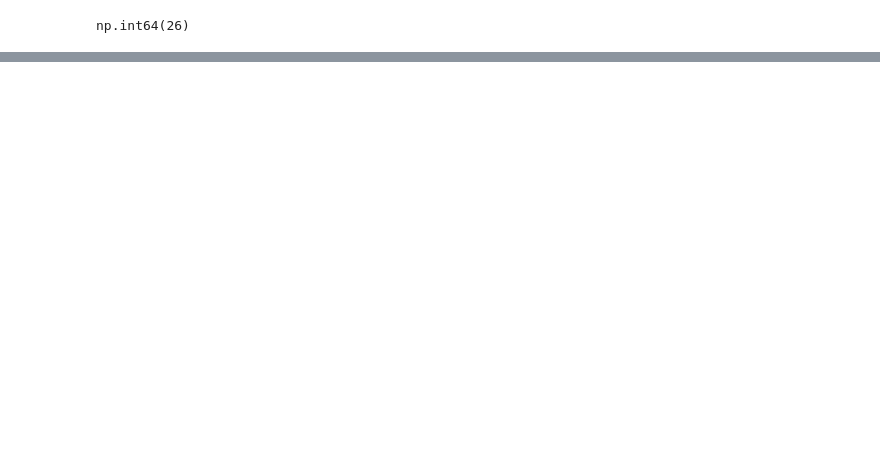
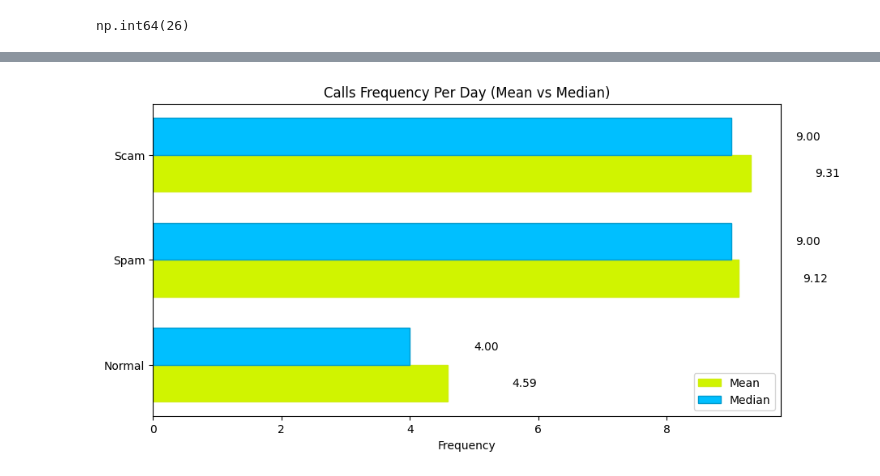
Before and after one commit to achal3014/Spam-Fraud-Call-Location-Detection, a Jupyter notebook: b_data_preprocess.ipynb, the cells around one changed output, grey strips where cells are left out. Saved outputs shown, nothing was run; the diff lists cells and outputs as text; code cells hidden in the pictures; blank space fills up the shorter version.

```diff
--- a/b_data_preprocess.ipynb
+++ b/b_data_preprocess.ipynb
@@ -421,0 +469,31 @@ plt.show()
+# %%
+nor_mean_fd = normal_calls['Call Frequency Per Day'].mean().round(2)
+nor_median_fd = normal_calls['Call Frequency Per Day'].median().round(2)
+sp_mean_fd = spam_calls['Call Frequency Per Day'].mean().round(2)
+sp_median_fd = spam_calls['Call Frequency Per Day'].median().round(2)
+sc_mean_fd = scam_calls['Call Frequency Per Day'].mean().round(2)
+sc_median_fd = scam_calls['Call Frequency Per Day'].median().round(2)
+# %%
+categories = ['Normal', 'Spam', 'Scam']
+mean_frequency_per_day = np.array([nor_mean_fd, sp_mean_fd, sc_mean_fd])  # Replace with actual values
+median_frequency_per_day = np.array([nor_median_fd, sp_median_fd, sc_median_fd])  # Replace with actual values
+
+plt.figure(figsize=(10, 5))
+bar_width = 0.35
+indices = np.arange(len(categories))
+
+plt.barh(indices - bar_width / 2, mean_frequency_per_day, bar_width, color="#d0f400", edgecolor="#d0ee11", label='Mean')
+plt.barh(indices + bar_width / 2, median_frequency_per_day, bar_width, color="#00bfff", edgecolor="#009acd", label='Median')
+
+for i, (mean, median) in enumerate(zip(mean_frequency_per_day, median_frequency_per_day)):
+    plt.text(mean + 1, i - bar_width / 2, f'{mean:.2f}', va='center', fontsize=10)
+    plt.text(median + 1, i + bar_width / 2, f'{median:.2f}', va='center', fontsize=10)
+
+plt.yticks(indices, categories)
+plt.title('Calls Frequency Per Day (Mean vs Median)')
+plt.xlabel('Frequency')
+plt.legend()
+
+plt.show()
+# %% [output]
+[figure, added]
```
Also changed, not shown: parts of 32 cells of this notebook, 3 other files.
